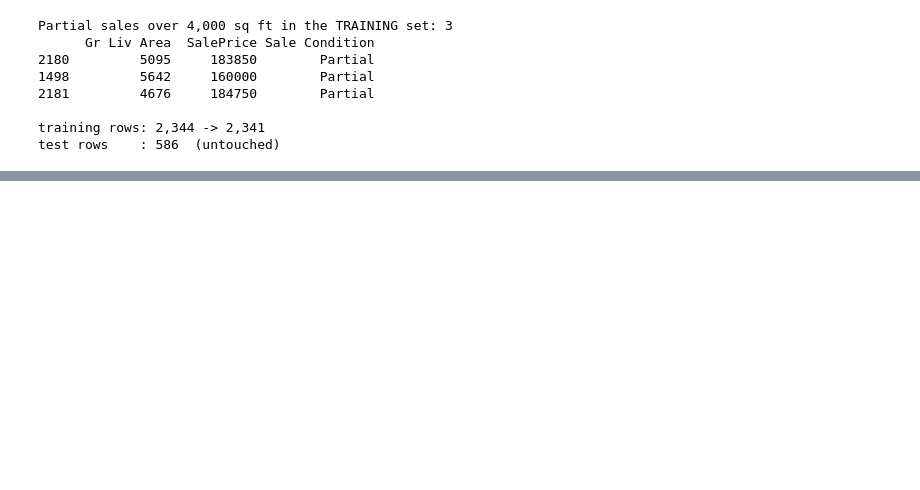
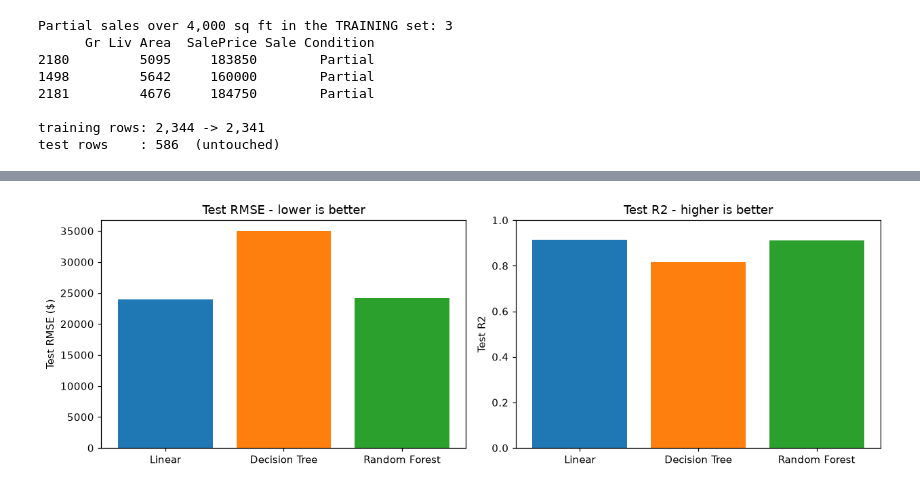
Before and after one commit to Elias-Chairi/IE500618-Assignment-1-Sale-Price-Data-ML-Workflow, a Jupyter notebook: notebooks/02_modeling.ipynb, the cells around one changed output, grey strips where cells are left out. Cells and saved outputs as stored; diff of their text form; code cells hidden in the pictures; blank space fills up the shorter version.

```diff
--- a/notebooks/02_modeling.ipynb
+++ b/notebooks/02_modeling.ipynb
@@ -265,0 +673,4 @@ plt.show()
+# %%
+for name, pipe in pipelines.items():
+    pipe.fit(X_train, y_train)
+    print(f"fitted: {name}")
@@ -265,0 +725,20 @@ plt.show()
+# %%
+results = []
+predictions = {}
+
+for name, pipe in pipelines.items():
+    y_pred = pipe.predict(X_test)          # the first and only use of X_test
+    predictions[name] = y_pred
+
+    results.append({
+        "Model":     name,
+        "Test RMSE": mean_squared_error(y_test, y_pred) ** 0.5,
+        "Test R2":   r2_score(y_test, y_pred),
+    })
+
+results_df = pd.DataFrame(results).set_index("Model")
+
+display_df = results_df.copy()
+display_df["Test RMSE"] = display_df["Test RMSE"].map(lambda v: f"${v:,.0f}")
+display_df["Test R2"]   = display_df["Test R2"].map(lambda v: f"{v:.3f}")
+display_df
@@ -265,0 +772,15 @@ plt.show()
+# %%
+fig, ax = plt.subplots(1, 2, figsize=(11.5, 3.8))
+names = list(results_df.index)
+short = [n.replace(" Regression", "") for n in names]
+
+ax[0].bar(short, results_df["Test RMSE"], color=["tab:blue", "tab:orange", "tab:green"])
+ax[0].set_ylabel("Test RMSE ($)"); ax[0].set_title("Test RMSE - lower is better")
+
+ax[1].bar(short, results_df["Test R2"], color=["tab:blue", "tab:orange", "tab:green"])
+ax[1].set_ylabel("Test R2"); ax[1].set_ylim(0, 1)
+ax[1].set_title("Test R2 - higher is better")
+
+plt.tight_layout(); plt.show()
+# %% [output]
+[figure, added]
```
Also changed, not shown: parts of 59 cells of this notebook, 1 other file.
